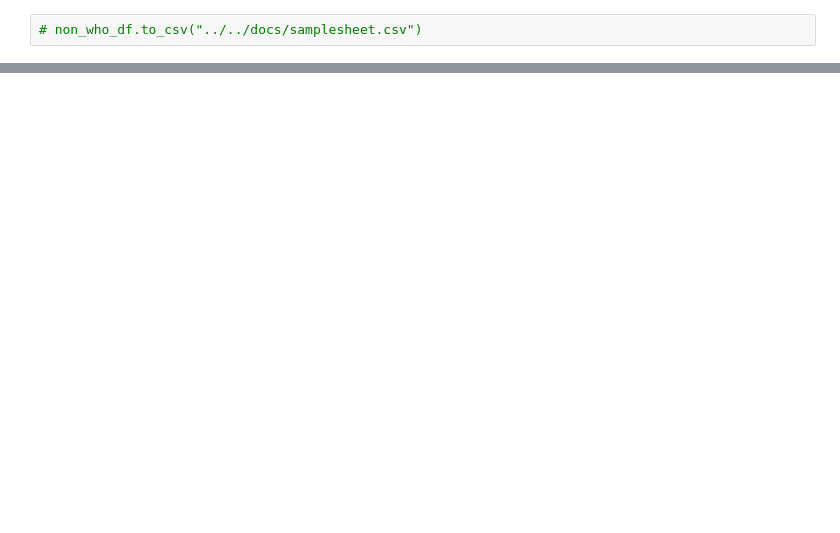
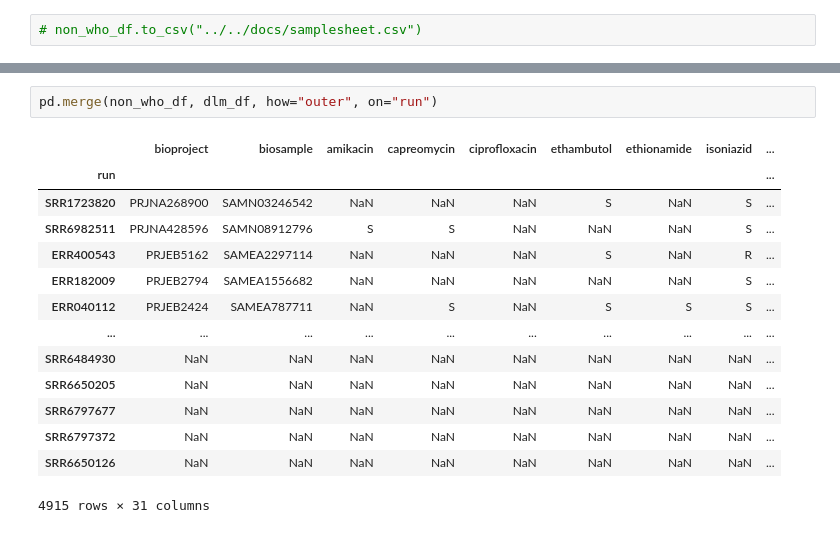
Before and after one commit to mbhall88/WHO-correspondence, a Jupyter notebook: workflow/notebooks/data-cleaning.ipynb, the cells around one changed output, grey strips where cells are left out. Saved outputs shown, nothing was run; the diff lists cells and outputs as text; blank space fills up the shorter version.

```diff
--- a/workflow/notebooks/data-cleaning.ipynb
+++ b/workflow/notebooks/data-cleaning.ipynb
@@ -182,0 +335,17 @@ MICs and accessions where taken from the supplementary Excel spreadsheet https:/
+# %%
+pd.merge(non_who_df, dlm_df, how="outer", on="run")
+# %% [output]
+|  | bioproject | biosample | amikacin | capreomycin | ciprofloxacin | ethambutol | ethionamide | isoniazid | ... |
+| run |  |  |  |  |  |  |  |  | ... |
+| SRR1723820 | PRJNA268900 | SAMN03246542 | NaN | NaN | NaN | S | NaN | S | ... |
+| SRR6982511 | PRJNA428596 | SAMN08912796 | S | S | NaN | NaN | NaN | S | ... |
+| ERR400543 | PRJEB5162 | SAMEA2297114 | NaN | NaN | NaN | S | NaN | R | ... |
+| ERR182009 | PRJEB2794 | SAMEA1556682 | NaN | NaN | NaN | NaN | NaN | S | ... |
+| ERR040112 | PRJEB2424 | SAMEA787711 | NaN | S | NaN | S | S | S | ... |
+| ... | ... | ... | ... | ... | ... | ... | ... | ... | ... |
+| SRR6484930 | NaN | NaN | NaN | NaN | NaN | NaN | NaN | NaN | ... |
+| SRR6650205 | NaN | NaN | NaN | NaN | NaN | NaN | NaN | NaN | ... |
+| SRR6797677 | NaN | NaN | NaN | NaN | NaN | NaN | NaN | NaN | ... |
+| SRR6797372 | NaN | NaN | NaN | NaN | NaN | NaN | NaN | NaN | ... |
+| SRR6650126 | NaN | NaN | NaN | NaN | NaN | NaN | NaN | NaN | ... |
+4915 rows × 31 columns
```
Also changed, not shown: parts of 23 cells of this notebook.
